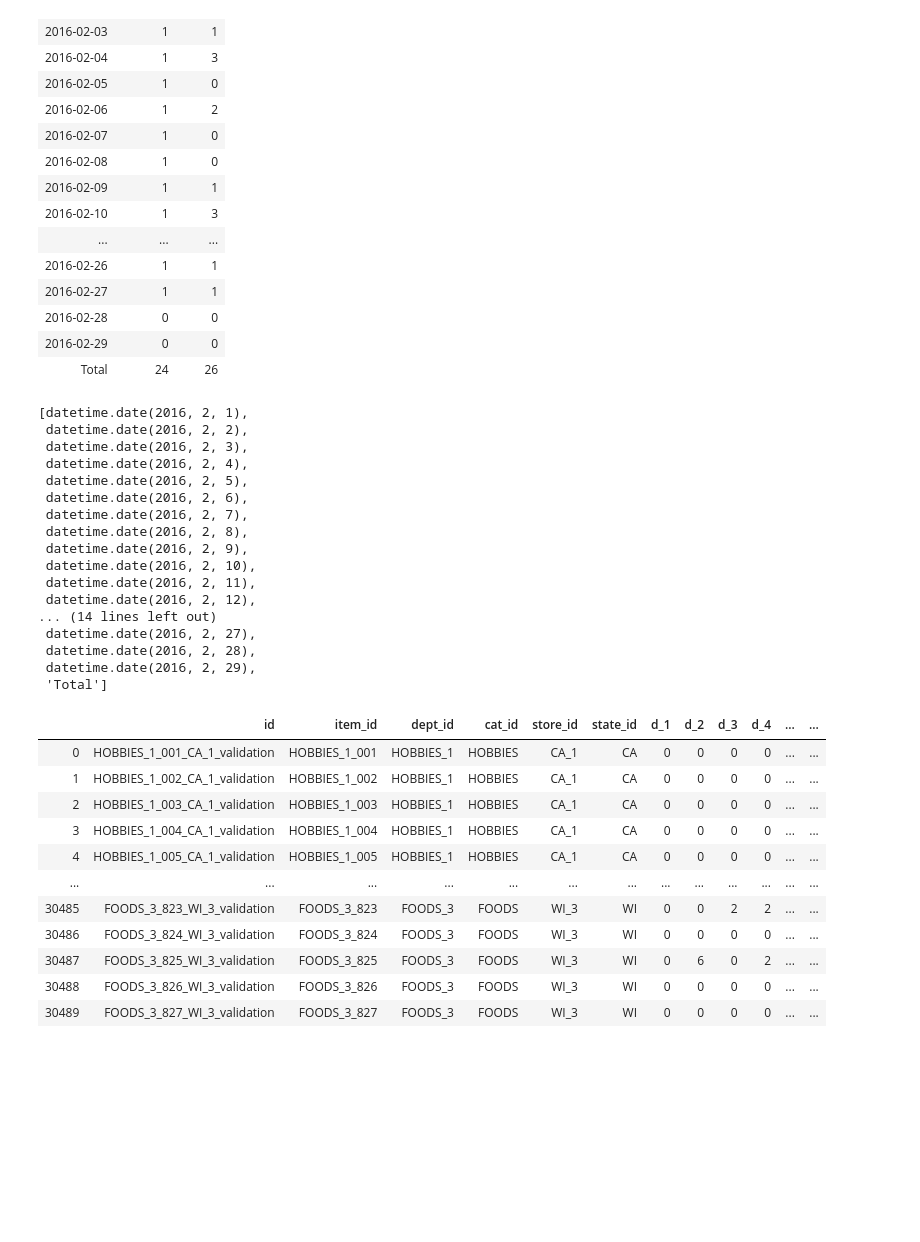
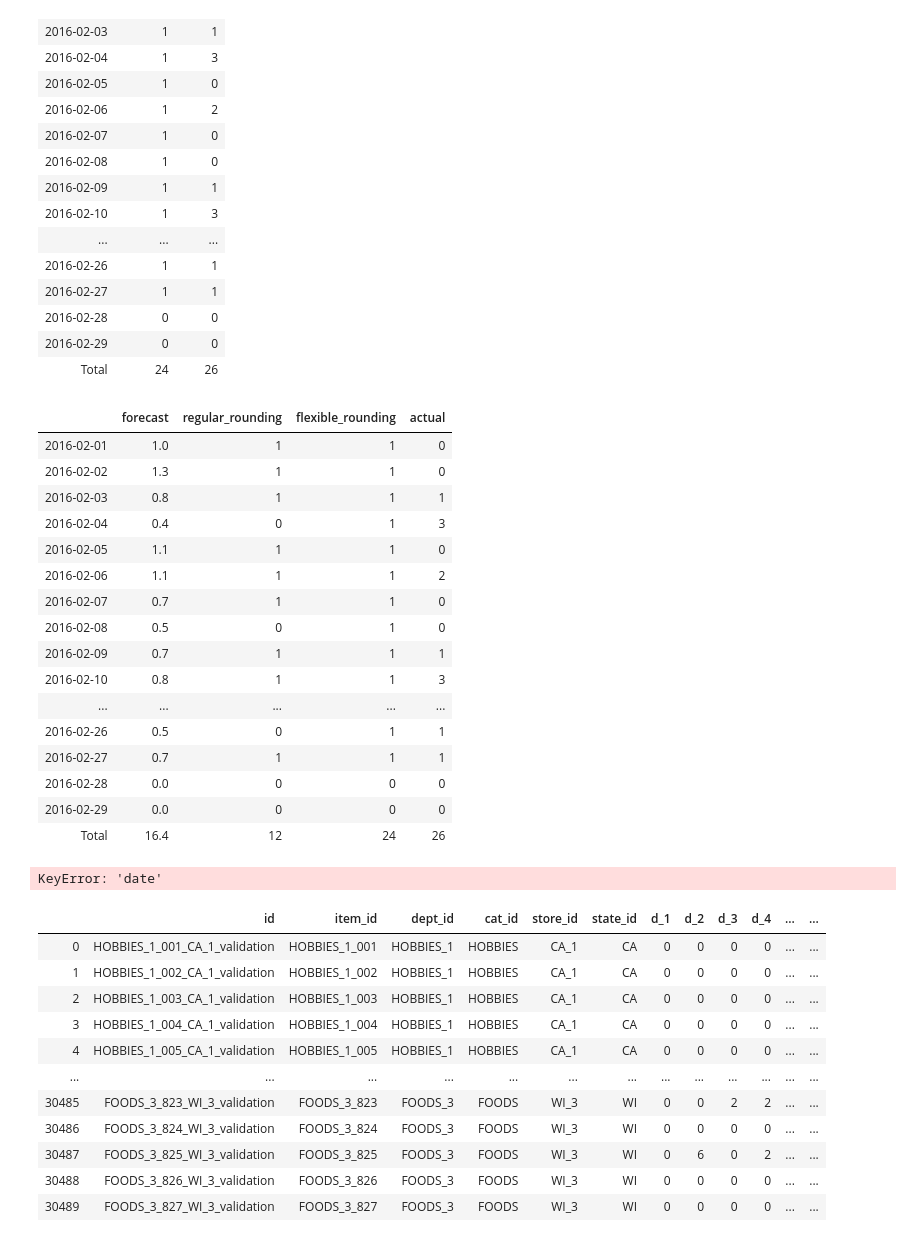
Before and after one commit to alecjonas/Forecasting_Walmart_Sales, a Jupyter notebook: notebooks/forecasting2.ipynb, the cells around one changed output. Saved outputs shown, nothing was run; the diff lists cells and outputs as text; code cells hidden in the pictures; blank space fills up the shorter version.

```diff
--- a/notebooks/forecasting2.ipynb
+++ b/notebooks/forecasting2.ipynb
@@ -845,7 +804,8 @@ def reg_round_comparison(df):
     return df2
 
 df2 = actual_vs_forecast(series1, df_test)
-reg_round_comparison(df2)
+x = reg_round_comparison(df2)
+x
 # %% [output]
 |  | forecast | actual |
 | 2016-02-01 | 1 | 0 |
@@ -880,7 +840,8 @@ def no_rounding_comparison(df):
     df2 = df2.drop(columns = ['year', 'month', 'day', 'date'])
     return df2
 
-no_rounding_comparison(df2)
+y = no_rounding_comparison(df2)
+y
 # %% [output]
 |  | forecast | actual |
 | 2016-02-01 | 1.0 | 0 |
@@ -937,7 +898,8 @@ def manual_rounding_compy(df, round_up_decimal):
     #df3['year'] = df3.index.month
     return df3
 
-manual_rounding_compy(df2, 4)
+z = manual_rounding_compy(df2, 4)
+z
 # %% [output]
 |  | forecast | actual |
 | 2016-02-01 | 1 | 0 |
@@ -956,29 +918,40 @@ manual_rounding_compy(df2, 4)
 | 2016-02-28 | 0 | 0 |
 | 2016-02-29 | 0 | 0 |
 | Total | 24 | 26 |
+# %%
+xxx = y.copy()
+xxx['regular_rounding'] = x['forecast']
+xxx['flexible_rounding'] = z['forecast']
+cols = xxx.columns.tolist()
+myorder = [0, 2, 3, 1]
+cols = [cols[i] for i in myorder]
+xxx = xxx[cols]
+xxx
+# %% [output]
+|  | forecast | regular_rounding | flexible_rounding | actual |
+| 2016-02-01 | 1.0 | 1 | 1 | 0 |
+| 2016-02-02 | 1.3 | 1 | 1 | 0 |
+| 2016-02-03 | 0.8 | 1 | 1 | 1 |
+| 2016-02-04 | 0.4 | 0 | 1 | 3 |
+| 2016-02-05 | 1.1 | 1 | 1 | 0 |
+| 2016-02-06 | 1.1 | 1 | 1 | 2 |
+| 2016-02-07 | 0.7 | 1 | 1 | 0 |
+| 2016-02-08 | 0.5 | 0 | 1 | 0 |
+| 2016-02-09 | 0.7 | 1 | 1 | 1 |
+| 2016-02-10 | 0.8 | 1 | 1 | 3 |
+| ... | ... | ... | ... | ... |
+| 2016-02-26 | 0.5 | 0 | 1 | 1 |
+| 2016-02-27 | 0.7 | 1 | 1 | 1 |
+| 2016-02-28 | 0.0 | 0 | 0 | 0 |
+| 2016-02-29 | 0.0 | 0 | 0 | 0 |
+| Total | 16.4 | 12 | 24 | 26 |
 # %%
 x = manual_rounding_compy(df2, 4)['date'].to_numpy().astype('datetime64[D]')
 y = x.tolist()
 y.append('Total')
 y
 # %% [output]
-[datetime.date(2016, 2, 1),
- datetime.date(2016, 2, 2),
- datetime.date(2016, 2, 3),
- datetime.date(2016, 2, 4),
- datetime.date(2016, 2, 5),
- datetime.date(2016, 2, 6),
- datetime.date(2016, 2, 7),
- datetime.date(2016, 2, 8),
- datetime.date(2016, 2, 9),
- datetime.date(2016, 2, 10),
- datetime.date(2016, 2, 11),
- datetime.date(2016, 2, 12),
-... (14 lines left out)
- datetime.date(2016, 2, 27),
- datetime.date(2016, 2, 28),
- datetime.date(2016, 2, 29),
- 'Total']
+KeyError: 'date'
 # %%
 sales_train
 # %% [output]
```
Also changed, not shown: parts of 6 cells of this notebook, 6 other files.
